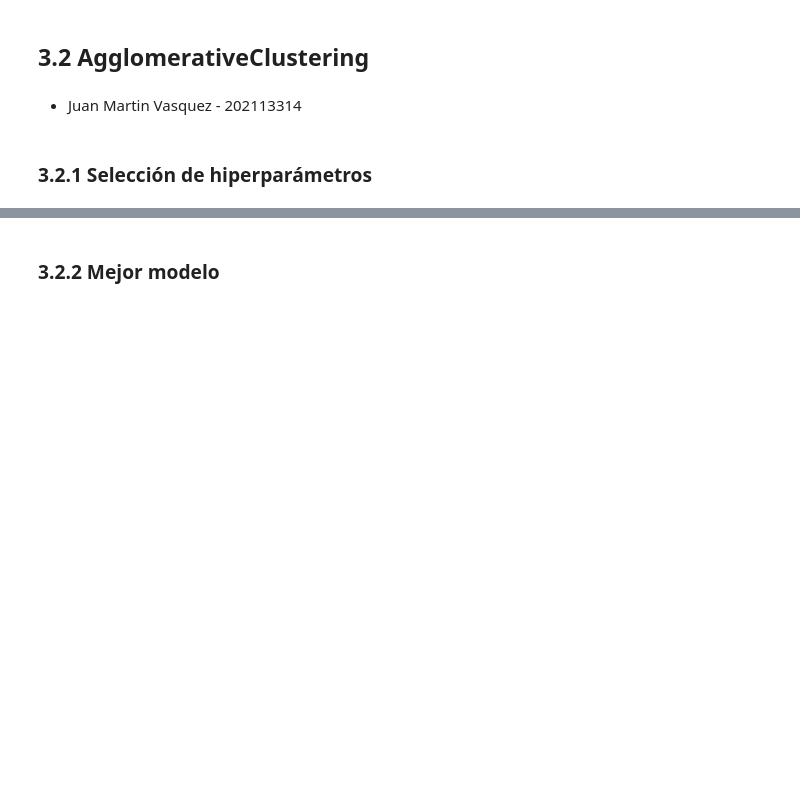
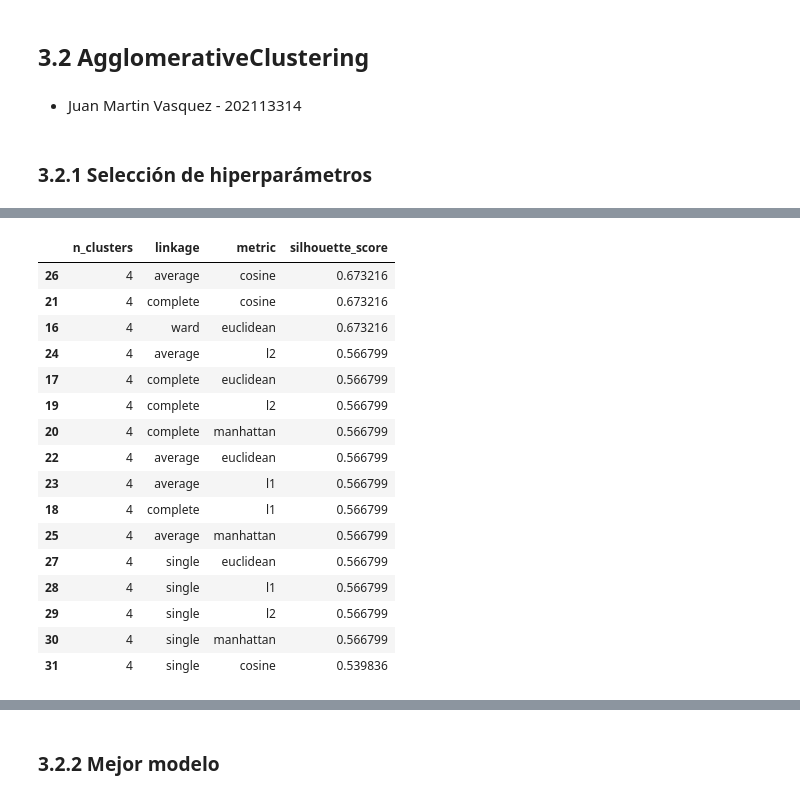
Before and after one commit to NataliaVillegasC/BI-Laboratorio2_Agrupacion, a Jupyter notebook: NataliaLab copy.ipynb, the cells around one changed output, grey strips where cells are left out. Drawn from its saved outputs; the diff is of its cells as text; code cells hidden in the pictures; blank space fills up the shorter version.

```diff
--- a/NataliaLab copy.ipynb
+++ b/NataliaLab copy.ipynb
@@ -846,0 +952,20 @@ Para implementar el algoritmo AgglomerativeClustering, es fundamental definir el
+# %%
+df_results[df_results["n_clusters"] == 4]
+# %% [output]
+|  | n_clusters | linkage | metric | silhouette_score |
+| 26 | 4 | average | cosine | 0.673216 |
+| 21 | 4 | complete | cosine | 0.673216 |
+| 16 | 4 | ward | euclidean | 0.673216 |
+| 24 | 4 | average | l2 | 0.566799 |
+| 17 | 4 | complete | euclidean | 0.566799 |
+| 19 | 4 | complete | l2 | 0.566799 |
+| 20 | 4 | complete | manhattan | 0.566799 |
+| 22 | 4 | average | euclidean | 0.566799 |
+| 23 | 4 | average | l1 | 0.566799 |
+| 18 | 4 | complete | l1 | 0.566799 |
+| 25 | 4 | average | manhattan | 0.566799 |
+| 27 | 4 | single | euclidean | 0.566799 |
+| 28 | 4 | single | l1 | 0.566799 |
+| 29 | 4 | single | l2 | 0.566799 |
+| 30 | 4 | single | manhattan | 0.566799 |
+| 31 | 4 | single | cosine | 0.539836 |
```
Also changed, not shown: parts of 13 cells of this notebook.
